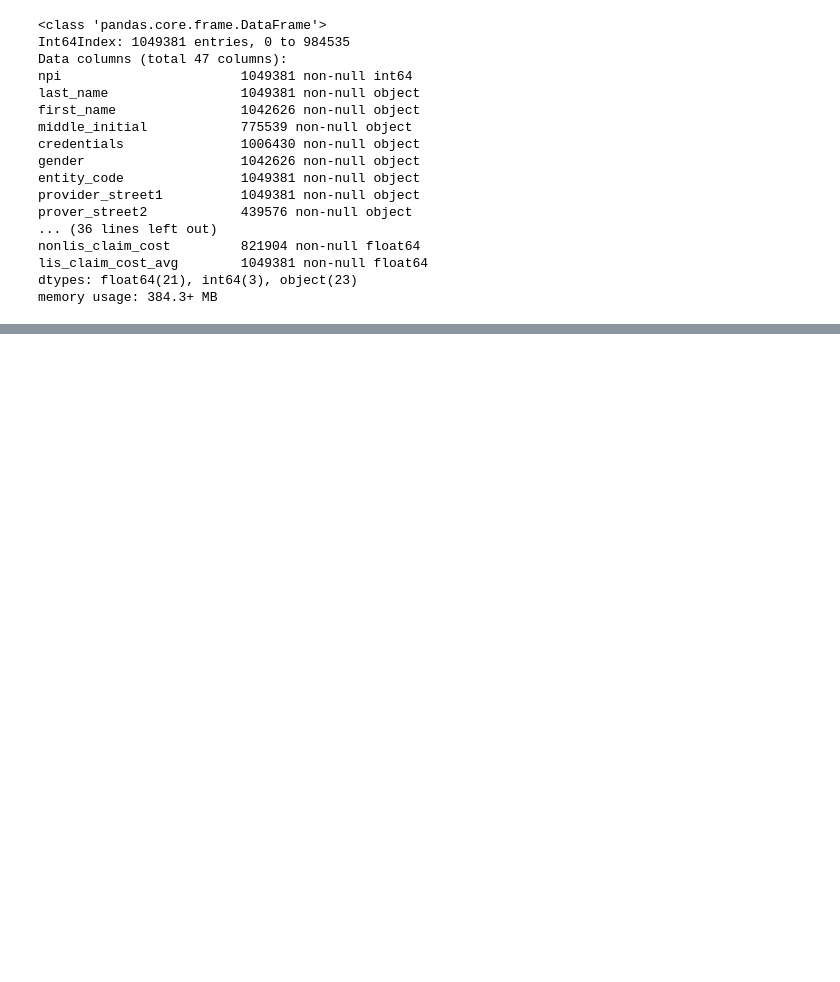
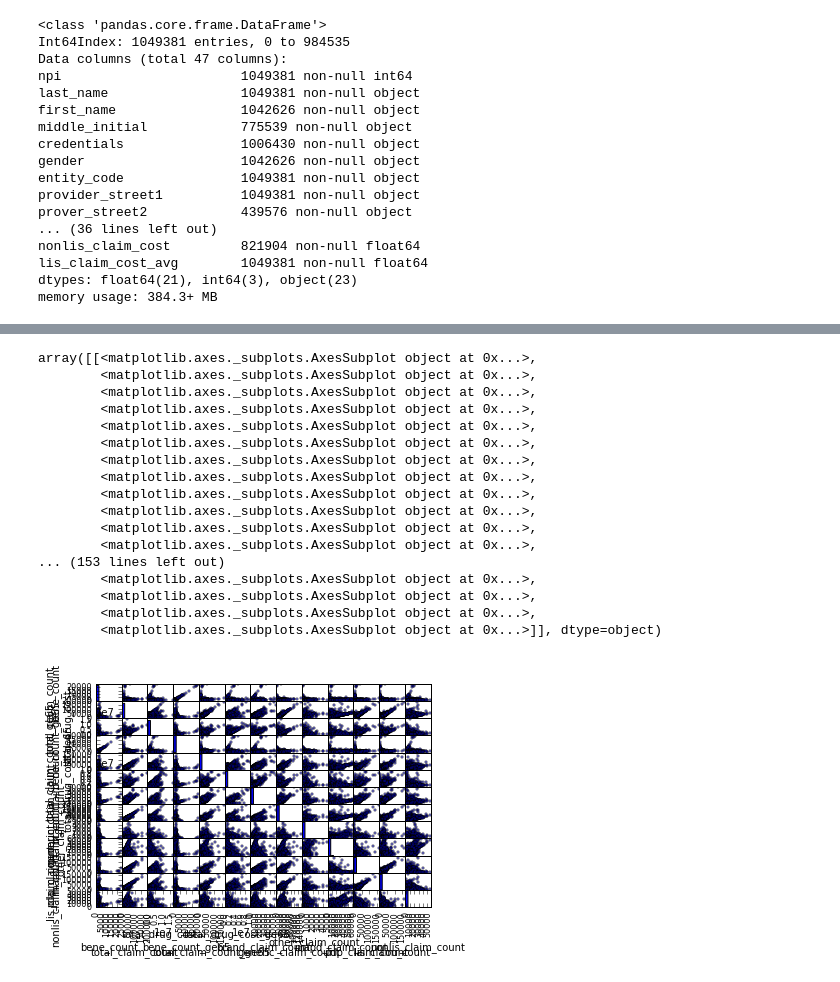
Before and after one commit to aurel1212/medicare-project, a Jupyter notebook: script/npi_13_EDA.ipynb, the cells around one changed output, grey strips where cells are left out. Drawn from its saved outputs; the diff is of its cells as text; code cells hidden in the pictures; blank space fills up the shorter version.

```diff
--- a/script/npi_13_EDA.ipynb
+++ b/script/npi_13_EDA.ipynb
@@ -457,3 +457,36 @@ nonlis_claim_cost         821904 non-null float64
 lis_claim_cost_avg        1049381 non-null float64
 dtypes: float64(21), int64(3), object(23)
 memory usage: 384.3+ MB
+# %%
+col_keep = ['npi',
+            'last_name',
+            'first_name',
+            'entity_code',
+            'provider_zip',
+            'provider_city',
+            'specialty_desc',
+            'bene_count',
+            'total_claim_count',
+            'total_drug_cost',
+            'total_day_supply',
+            'bene_count_ge65',
+            'total_claim_count_ge65',
+            'total_drug_cost_ge65',
+            'total_day_supply_ge65',
+            'brand_claim_count',
+            'brand_claim_cost',
+            'generic_claim_count',
+            'generic_claim_cost',
+            'other_claim_count',
+            'other_claim_cost',
+            'mapd_claim_count',
+            'mapd_claim_cost',
+            'pdp_claim_count',
+            'pdp_claim_cost',
+            'lis_claim_count',
+            'lis_claim_cost',
+            'nonlis_claim_count',
+            'nonlis_claim_cost'
+            ]
+# %%
+df_npi_clean = df_npi[col_keep]
@@ -459,0 +521,21 @@ memory usage: 384.3+ MB
+# %%
+scatter_matrix(df_npi_clean[count_cols])
+# %% [output]
+array([[<matplotlib.axes._subplots.AxesSubplot object at 0x...>,
+        <matplotlib.axes._subplots.AxesSubplot object at 0x...>,
+        <matplotlib.axes._subplots.AxesSubplot object at 0x...>,
+        <matplotlib.axes._subplots.AxesSubplot object at 0x...>,
+        <matplotlib.axes._subplots.AxesSubplot object at 0x...>,
+        <matplotlib.axes._subplots.AxesSubplot object at 0x...>,
+        <matplotlib.axes._subplots.AxesSubplot object at 0x...>,
+        <matplotlib.axes._subplots.AxesSubplot object at 0x...>,
+        <matplotlib.axes._subplots.AxesSubplot object at 0x...>,
+        <matplotlib.axes._subplots.AxesSubplot object at 0x...>,
+        <matplotlib.axes._subplots.AxesSubplot object at 0x...>,
+        <matplotlib.axes._subplots.AxesSubplot object at 0x...>,
+... (153 lines left out)
+        <matplotlib.axes._subplots.AxesSubplot object at 0x...>,
+        <matplotlib.axes._subplots.AxesSubplot object at 0x...>,
+        <matplotlib.axes._subplots.AxesSubplot object at 0x...>,
+        <matplotlib.axes._subplots.AxesSubplot object at 0x...>]], dtype=object)
+[figure, added]
```
Also changed, not shown: parts of 17 cells of this notebook.
